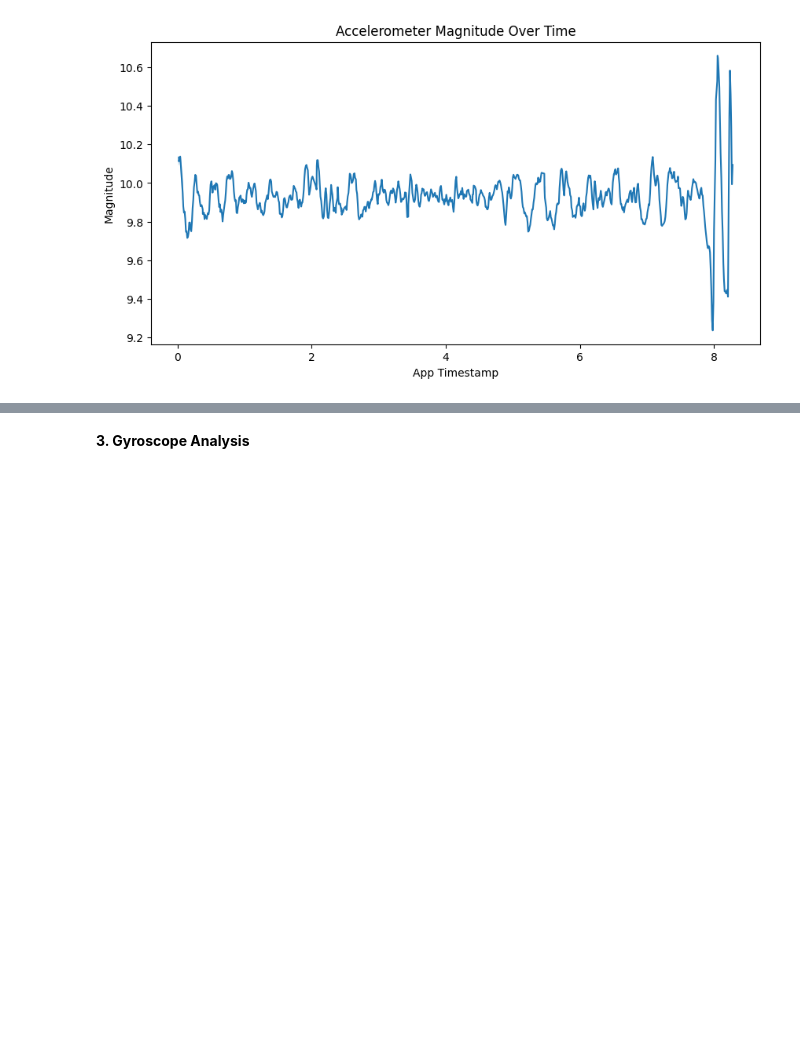
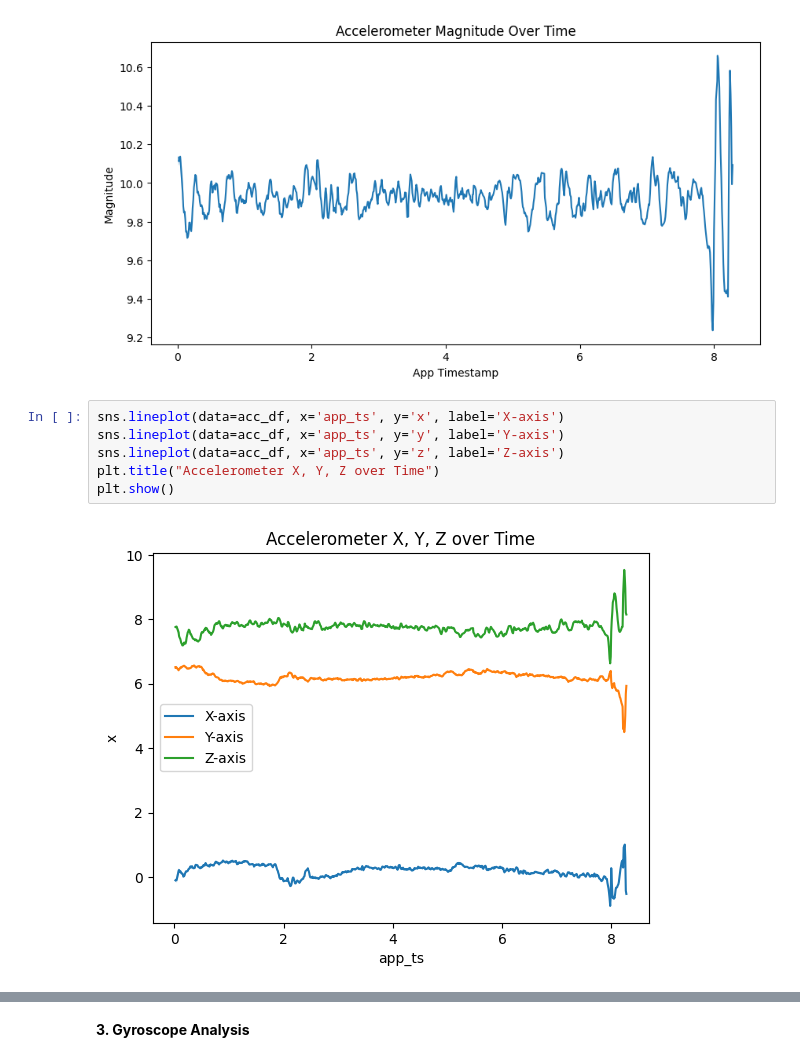
Before and after one commit to HiraNawaz2415/Assignment-1-TOPL-Roll-002-, a Jupyter notebook: assignment#1.ipynb, the cells around one changed output, grey strips where cells are left out. Cells and saved outputs as stored; diff of their text form; blank space fills up the shorter version.

```diff
--- a/assignment#1.ipynb
+++ b/assignment#1.ipynb
@@ -209,3 +215,11 @@ plt.ylabel("Magnitude")
 plt.show()
 # %% [output]
 [figure]
+# %%
+sns.lineplot(data=acc_df, x='app_ts', y='x', label='X-axis')
+sns.lineplot(data=acc_df, x='app_ts', y='y', label='Y-axis')
+sns.lineplot(data=acc_df, x='app_ts', y='z', label='Z-axis')
+plt.title("Accelerometer X, Y, Z over Time")
+plt.show()
+# %% [output]
+[figure, added]
```
Also changed, not shown: parts of 26 cells of this notebook.
